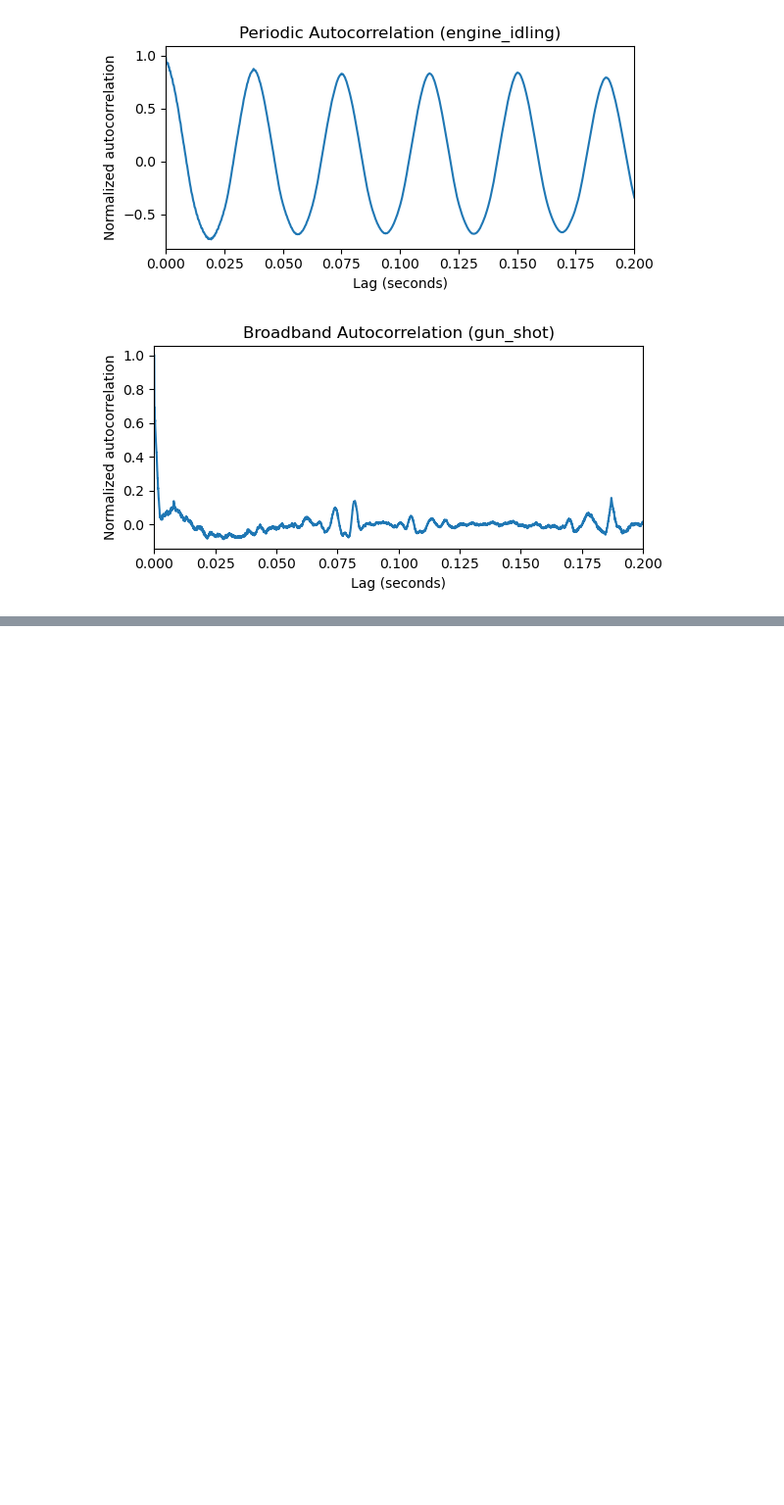
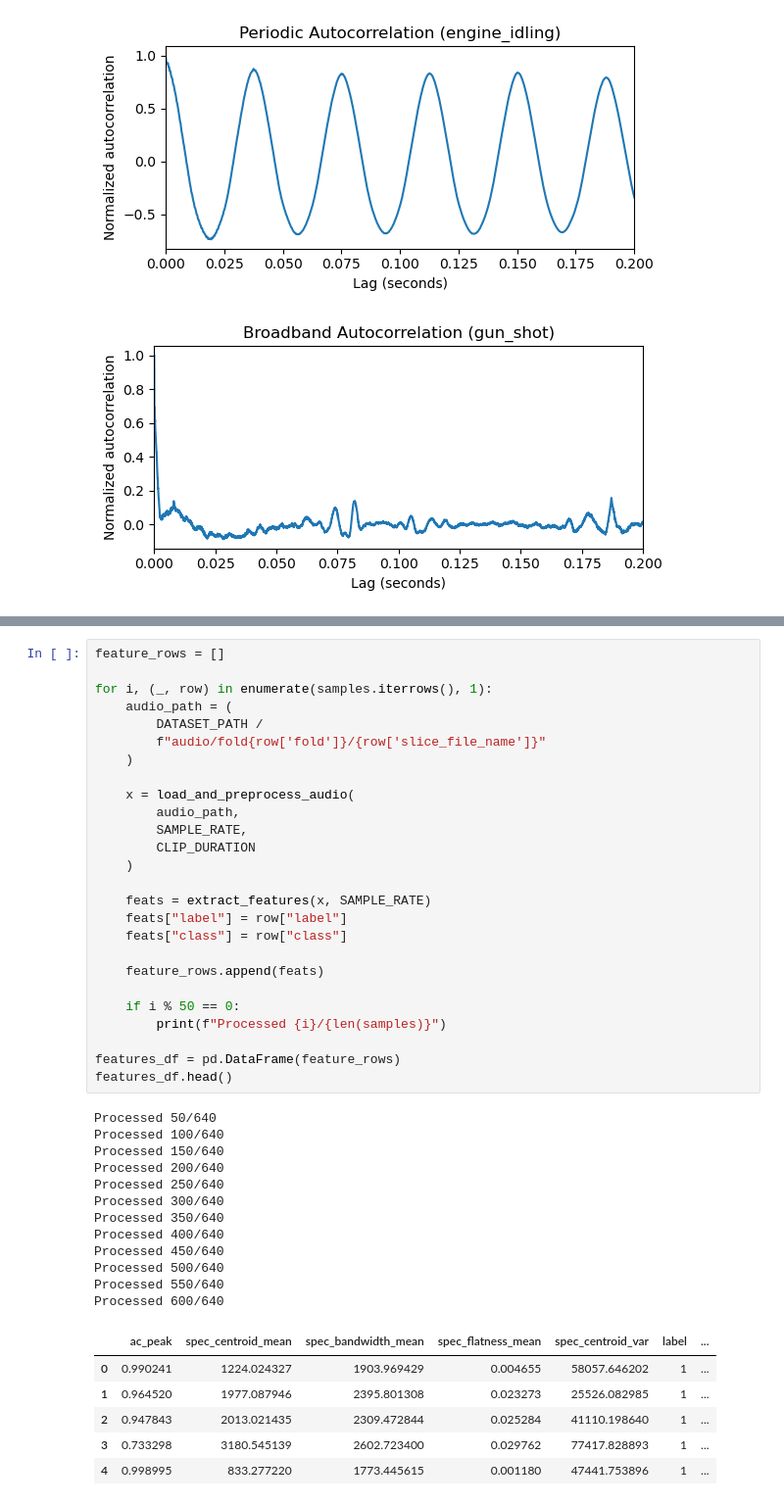
Before and after one commit to MrSavinK/SingalProcProj, a Jupyter notebook: final_report.ipynb, the cells around one changed output, grey strips where cells are left out. Shown: that part at 98% size. Saved outputs shown, nothing was run; the diff lists cells and outputs as text; blank space fills up the shorter version.

```diff
--- a/final_report.ipynb
+++ b/final_report.ipynb
@@ -356,0 +480,45 @@ plot_autocorr_example(broadband_example[0], SAMPLE_RATE,
+# %%
+feature_rows = []
+
+for i, (_, row) in enumerate(samples.iterrows(), 1):
+    audio_path = (
+        DATASET_PATH /
+        f"audio/fold{row['fold']}/{row['slice_file_name']}"
+    )
+
+    x = load_and_preprocess_audio(
+        audio_path,
+        SAMPLE_RATE,
+        CLIP_DURATION
+    )
+
+    feats = extract_features(x, SAMPLE_RATE)
+    feats["label"] = row["label"]
+    feats["class"] = row["class"]
+
+    feature_rows.append(feats)
+
+    if i % 50 == 0:
+        print(f"Processed {i}/{len(samples)}")
+
+features_df = pd.DataFrame(feature_rows)
+features_df.head()
+# %% [output]
+Processed 50/640
+Processed 100/640
+Processed 150/640
+Processed 200/640
+Processed 250/640
+Processed 300/640
+Processed 350/640
+Processed 400/640
+Processed 450/640
+Processed 500/640
+Processed 550/640
+Processed 600/640
+|  | ac_peak | spec_centroid_mean | spec_bandwidth_mean | spec_flatness_mean | spec_centroid_var | label | ... |
+| 0 | 0.990241 | 1224.024327 | 1903.969429 | 0.004655 | 58057.646202 | 1 | ... |
+| 1 | 0.964520 | 1977.087946 | 2395.801308 | 0.023273 | 25526.082985 | 1 | ... |
+| 2 | 0.947843 | 2013.021435 | 2309.472844 | 0.025284 | 41110.198640 | 1 | ... |
+| 3 | 0.733298 | 3180.545139 | 2602.723400 | 0.029762 | 77417.828893 | 1 | ... |
+| 4 | 0.998995 | 833.277220 | 1773.445615 | 0.001180 | 47441.753896 | 1 | ... |
```
Also changed, not shown: parts of 15 cells of this notebook.
